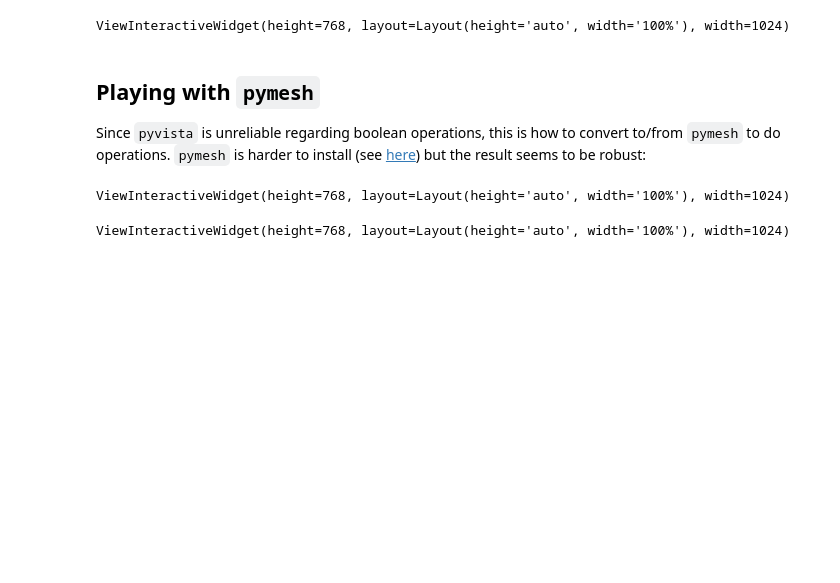
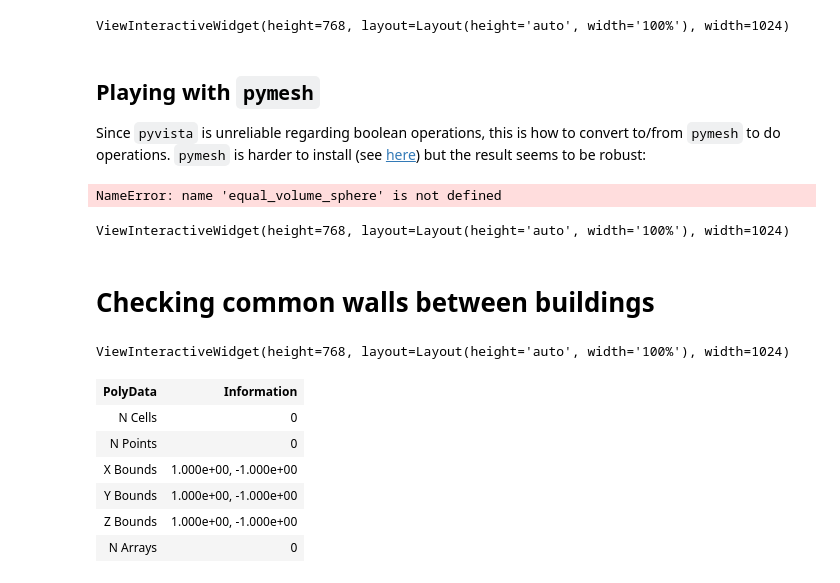
Before and after one commit to tudelft3d/3d-building-metrics, a Jupyter notebook: pyvista_tests.ipynb, the cells around one changed output. Cells and saved outputs as stored; diff of their text form; code cells hidden in the pictures; blank space fills up the shorter version.

Commit message:
Implement common walls calculation

```diff
--- a/pyvista_tests.ipynb
+++ b/pyvista_tests.ipynb
@@ -23,10 +24,12 @@ models = {
     "Helsinki": "/Users/liberostelios/Dropbox/CityJSON/Helsinki/CityGML_BUILDINGS_LOD2_NOTEXTURES_672496x2.json",
     "Vienna": "/Users/liberostelios/Dropbox/CityJSON/Vienna/Vienna_102081.json",
     "Montreal": "/Users/liberostelios/Dropbox/CityJSON/Montreal/VM05_2009.json",
-    "random": "/Users/liberostelios/Downloads/random10_1.json"
+    "random": "/Users/liberostelios/Downloads/random10_1.json",
+    "Delfshaven": "/Users/liberostelios/Dropbox/CityJSON/rotterdam/Version Old/3-20-DELFSHAVEN_uncompressed.json",
+    "NYC": "/Users/liberostelios/Dropbox/CityJSON/NewYork/NYCsubset.json"
 }
 
-filename = models["random"]
+filename = models["Montreal"]
 
 with open(filename) as file:
     cm = json.load(file)
@@ -770,6 +792,9 @@ def to_pymesh(mesh):
 
 def to_pyvista(mesh):
     """Return a PolyData from a pymesh"""
+    if len(mesh.vertices) == 0:
+        return pv.PolyData()
+
     v = mesh.vertices
     f = mesh.faces
 
@@ -789,7 +814,7 @@ p.add_mesh(evs)
 
 p.show()
 # %% [output]
-ViewInteractiveWidget(height=768, layout=Layout(height='auto', width='100%'), width=1024)
+NameError: name 'equal_volume_sphere' is not defined
 # %%
 inter = pymesh.boolean(clean_pm, evs_pm, operation="intersection", engine="igl")
 # %%
@@ -801,3 +826,24 @@ p.add_mesh(to_pyvista(inter), color='blue', show_edges=True)
 p.show()
 # %% [output]
 ViewInteractiveWidget(height=768, layout=Layout(height='auto', width='100%'), width=1024)
+# %% [markdown]
+# Checking common walls between buildings
+# %%
+building1 = cm["CityObjects"]["B-201391182831-87DCB2B9B03A"]
+
+trimesh1 = cityjson.to_triangulated_polydata(building1["geometry"][0], vertices).clean()
+
+building2 = cm["CityObjects"]["B-201391182833-69022997F0C9"]
+
+trimesh2 = cityjson.to_triangulated_polydata(building2["geometry"][0], vertices).clean()
+
+p = pv.Plotter()
+
+p.add_mesh(trimesh1, color="yellow")
+p.add_mesh(trimesh2, color="red")
+
+# trimesh1.extract_cells(range(27, 29))
+
+p.show()
+# %% [output]
+ViewInteractiveWidget(height=768, layout=Layout(height='auto', width='100%'), width=1024)
@@ -803,0 +857,18 @@ ViewInteractiveWidget(height=768, layout=Layout(height='auto', width='100%'), wi
+# %%
+t1 = pv.PolyData([[0,0,0],[0,1,0],[1,0,0]], faces=[3, 0, 1, 2])
+t2 = pv.PolyData([[0,0,0],[0,1,0],[1,0,0]], faces=[3, 0, 1, 2])
+
+m1 = to_pymesh(trimesh1)
+m2 = to_pymesh(trimesh2)
+
+wall = pymesh.boolean(m1, m2, operation="intersection", engine="igl")
+
+to_pyvista(wall)
+# %% [output]
+| PolyData | Information |
+| N Cells | 0 |
+| N Points | 0 |
+| X Bounds | 1.000e+00, -1.000e+00 |
+| Y Bounds | 1.000e+00, -1.000e+00 |
+| Z Bounds | 1.000e+00, -1.000e+00 |
+| N Arrays | 0 |
```
Also changed, not shown: parts of 19 cells of this notebook, 1 other file.
